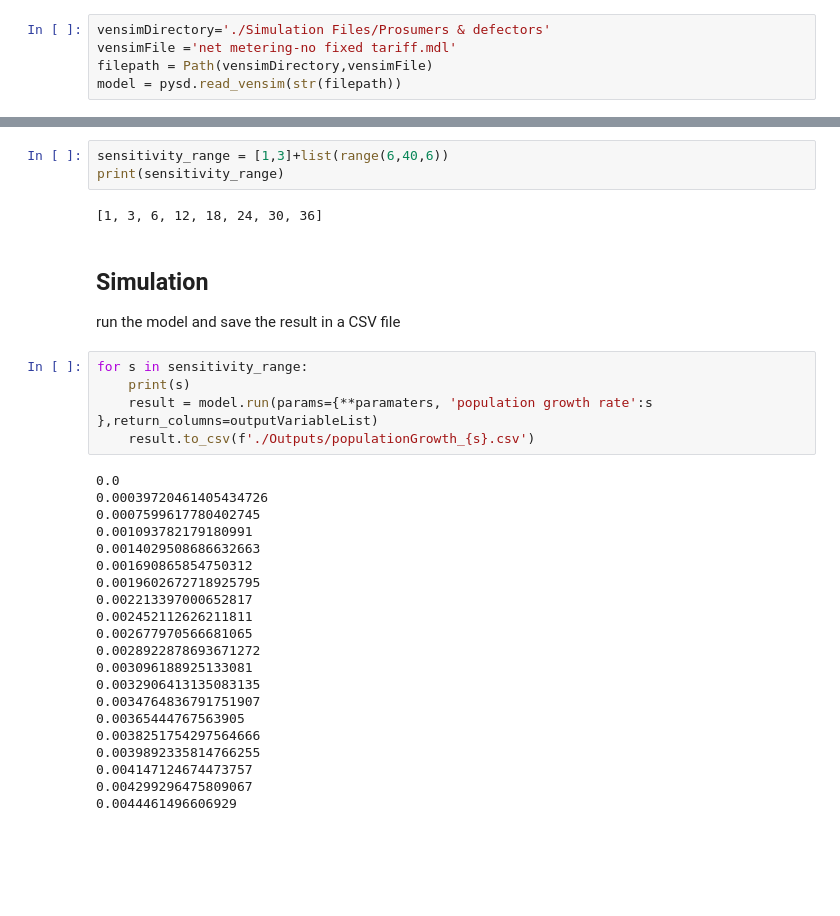
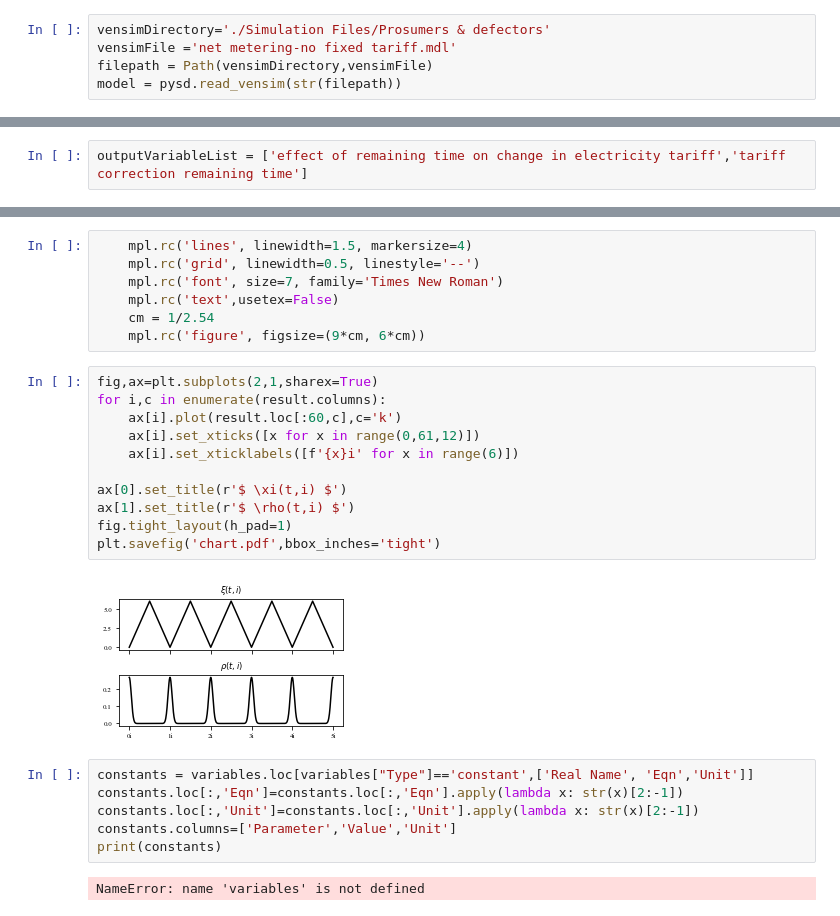
Before and after one commit to barazesh/Phd-Codes, a Jupyter notebook: Simulate.ipynb, the cells around one changed output, grey strips where cells are left out. Saved outputs shown, nothing was run; the diff lists cells and outputs as text; blank space fills up the shorter version.

```diff
--- a/Simulate.ipynb
+++ b/Simulate.ipynb
@@ -36 +17,3 @@ outputVariableList=['Regular Consumers','Prosumers','Defectors','Total Consumers
+# %%
+outputVariableList = ['effect of remaining time on change in electricity tariff','tariff correction remaining time']
 # %%
@@ -56,34 +35,28 @@ print(sensitivity_range)
-# %%
-sensitivity_range = [1,3]+list(range(6,40,6))
-print(sensitivity_range)
-# %% [output]
-[1, 3, 6, 12, 18, 24, 30, 36]
-# %% [markdown]
-## Simulation
-run the model and save the result in a CSV file
-# %%
-for s in sensitivity_range:
-    print(s)
-    result = model.run(params={**paramaters, 'population growth rate':s },return_columns=outputVariableList)
-    result.to_csv(f'./Outputs/populationGrowth_{s}.csv')
-# %% [output]
-0.0
-0.00039720461405434726
-0.0007599617780402745
-0.001093782179180991
-0.0014029508686632663
-0.001690865854750312
-0.0019602672718925795
-0.002213397000652817
-0.002452112626211811
-0.002677970566681065
-0.0028922878693671272
-0.003096188925133081
-0.0032906413135083135
-0.0034764836791751907
-0.00365444767563905
-0.0038251754297564666
-0.0039892335814766255
-0.004147124674473757
-0.004299296475809067
-0.0044461496606929
+# %%
+    mpl.rc('lines', linewidth=1.5, markersize=4)
+    mpl.rc('grid', linewidth=0.5, linestyle='--')
+    mpl.rc('font', size=7, family='Times New Roman')
+    mpl.rc('text',usetex=False)
+    cm = 1/2.54
+    mpl.rc('figure', figsize=(9*cm, 6*cm))
+# %%
+fig,ax=plt.subplots(2,1,sharex=True)
+for i,c in enumerate(result.columns):
+    ax[i].plot(result.loc[:60,c],c='k')
+    ax[i].set_xticks([x for x in range(0,61,12)])
+    ax[i].set_xticklabels([f'{x}i' for x in range(6)])
+
+ax[0].set_title(r'$ \xi(t,i) $')
+ax[1].set_title(r'$ \rho(t,i) $')
+fig.tight_layout(h_pad=1)
+plt.savefig('chart.pdf',bbox_inches='tight')
+# %% [output]
+[figure, added]
+# %%
+constants = variables.loc[variables["Type"]=='constant',['Real Name', 'Eqn','Unit']]
+constants.loc[:,'Eqn']=constants.loc[:,'Eqn'].apply(lambda x: str(x)[2:-1])
+constants.loc[:,'Unit']=constants.loc[:,'Unit'].apply(lambda x: str(x)[2:-1])
+constants.columns=['Parameter','Value','Unit']
+print(constants)
+# %% [output]
+NameError: name 'variables' is not defined
```
Also changed, not shown: parts of 9 cells of this notebook, 9 other files.
